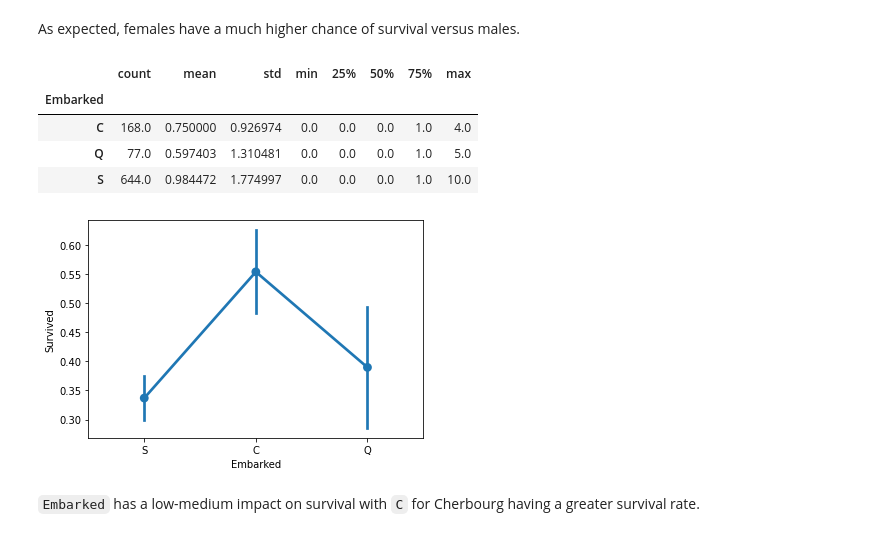
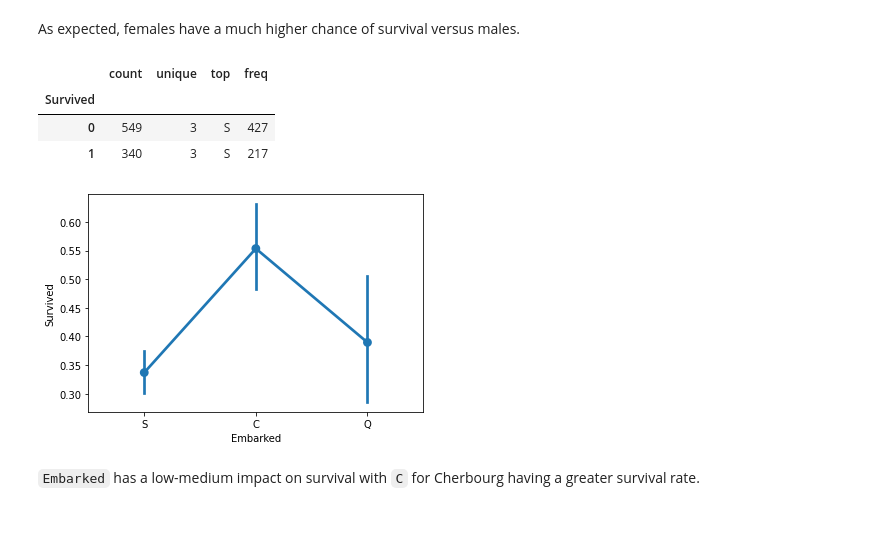
Before and after one commit to devanshmalik/titanic-dataset-EDA, a Jupyter notebook: Titanic_EDA.ipynb, the cells around one changed output. Drawn from its saved outputs; the diff is of its cells as text; code cells hidden in the pictures.

```diff
--- a/Titanic_EDA.ipynb
+++ b/Titanic_EDA.ipynb
@@ -134,14 +141,13 @@ As expected, females have a much higher chance of survival versus males.
 # %%
 sns.pointplot(x='Embarked', y='Survived', data=df_train)
 # sns.violinplot(x='Embarked', y='Survived', data=df_train)
-df_train.groupby('Embarked').total_family.describe()
+df_train.groupby('Survived').Embarked.describe()
 # %% [output]
-|  | count | mean | std | min | 25% | 50% | 75% | max |
-| Embarked |  |  |  |  |  |  |  |  |
-| C | 168.0 | 0.750000 | 0.926974 | 0.0 | 0.0 | 0.0 | 1.0 | 4.0 |
-| Q | 77.0 | 0.597403 | 1.310481 | 0.0 | 0.0 | 0.0 | 1.0 | 5.0 |
-| S | 644.0 | 0.984472 | 1.774997 | 0.0 | 0.0 | 0.0 | 1.0 | 10.0 |
+|  | count | unique | top | freq |
+| Survived |  |  |  |  |
+| 0 | 549 | 3 | S | 427 |
+| 1 | 340 | 3 | S | 217 |
-[figure, old version]
+[figure, new version]
 # %% [markdown]
 `Embarked` has a low-medium impact on survival with `C` for Cherbourg having a greater survival rate.
 # %%
```
Also changed, not shown: parts of 19 cells of this notebook.
